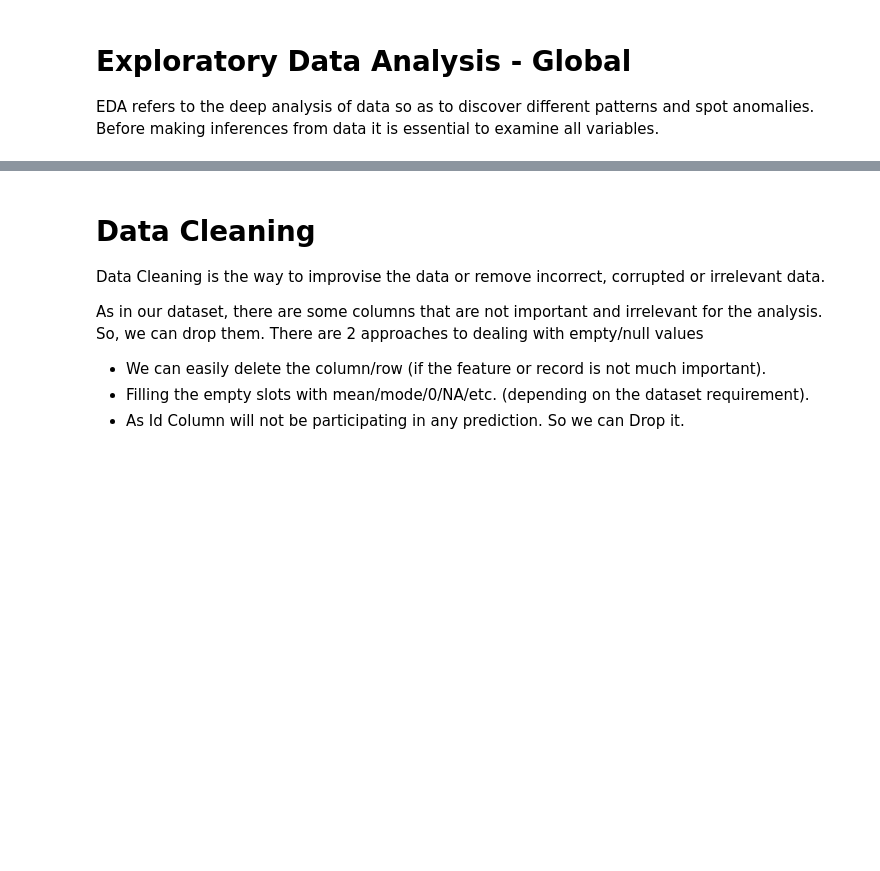
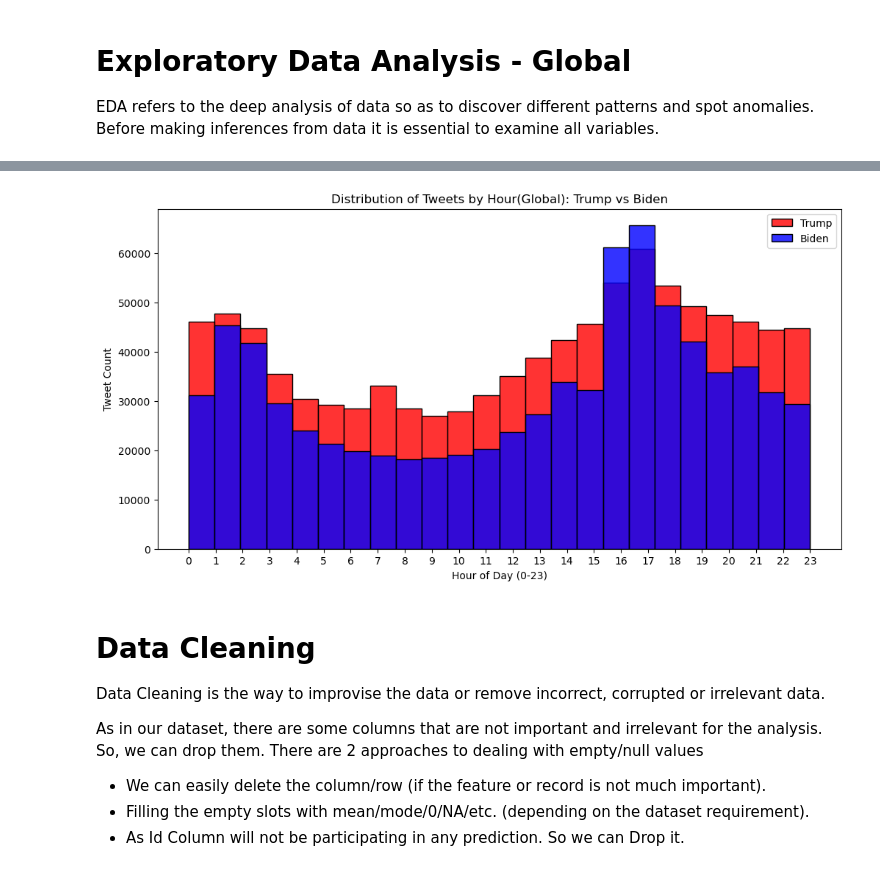
Before and after one commit to GulsahDurmaz/redi_fall2024_data_circle_twitter_project, a Jupyter notebook: Data_Circle_US_Election_2020_Tweets.ipynb, the cells around one changed output, grey strips where cells are left out. Cells and saved outputs as stored; diff of their text form; code cells hidden in the pictures; blank space fills up the shorter version.

```diff
--- a/Data_Circle_US_Election_2020_Tweets.ipynb
+++ b/Data_Circle_US_Election_2020_Tweets.ipynb
@@ -223,4 +238,24 @@ plt.show()
 <Figure size 1400x700 with 0 Axes>
+# %%
+# Expl 2: Investigate Distribution of Hour of Tweets
+new_trump_df.loc[:, 'tweet_hour'] = new_trump_df['created_at'].dt.hour
+new_biden_df.loc[:, 'tweet_hour'] = new_biden_df['created_at'].dt.hour
+
+plt.figure(figsize=(12,6))
+
+sns.histplot(new_trump_df['tweet_hour'], bins=24, kde=False, color='red', label='Trump', alpha=0.8)
+sns.histplot(new_biden_df['tweet_hour'], bins=24, kde=False, color='blue', label='Biden', alpha=0.8)
+
+plt.title('Distribution of Tweets by Hour(Global): Trump vs Biden')
+plt.xlabel('Hour of Day (0-23)')
+plt.ylabel('Tweet Count')
+plt.xticks(range(0, 24))  # Show all hours on the x-axis
+plt.legend()  # Show the legend to distinguish Trump and Biden
+plt.grid(False)
+
+plt.show()
+# %% [output]
+[figure, added]
 # %% [markdown]
 # Data Cleaning
 
```
Also changed, not shown: parts of 34 cells of this notebook, 2 other files.
